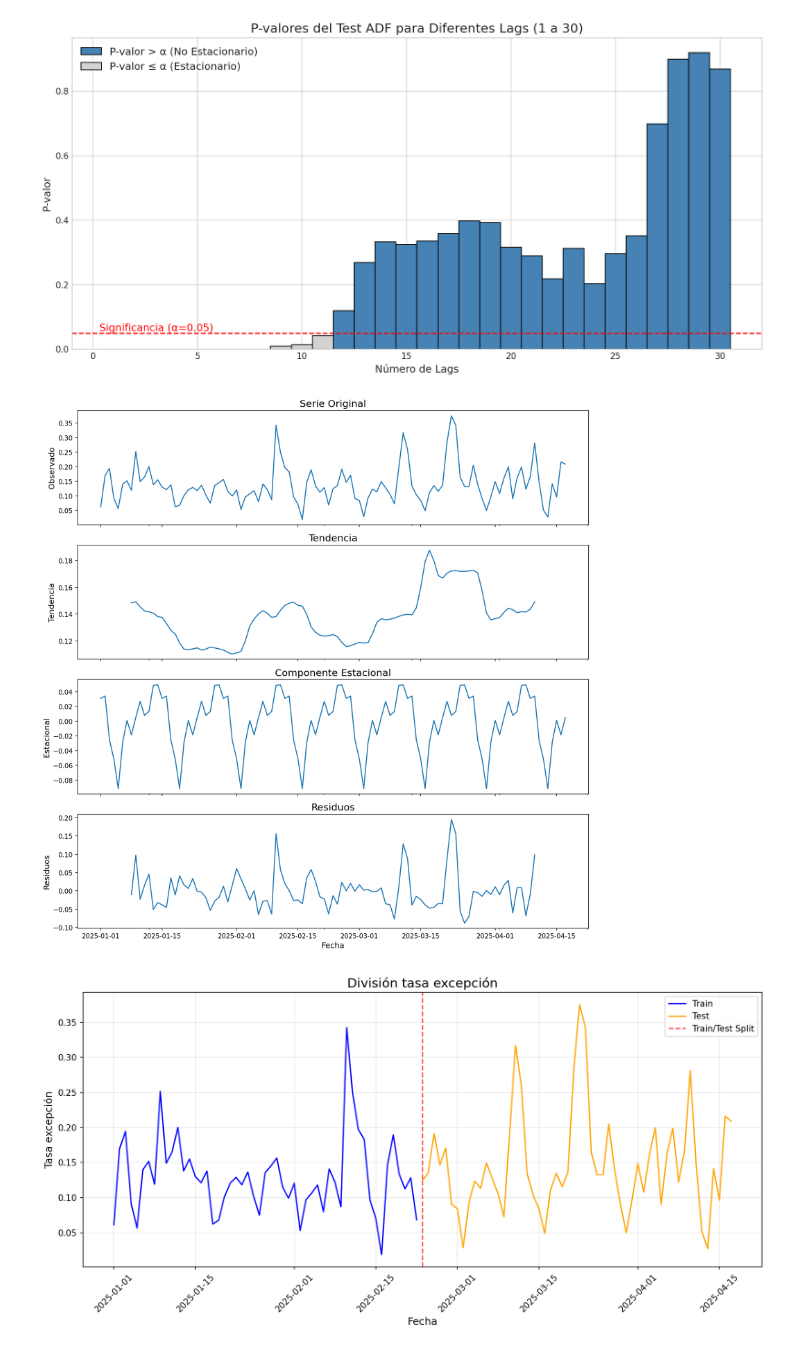
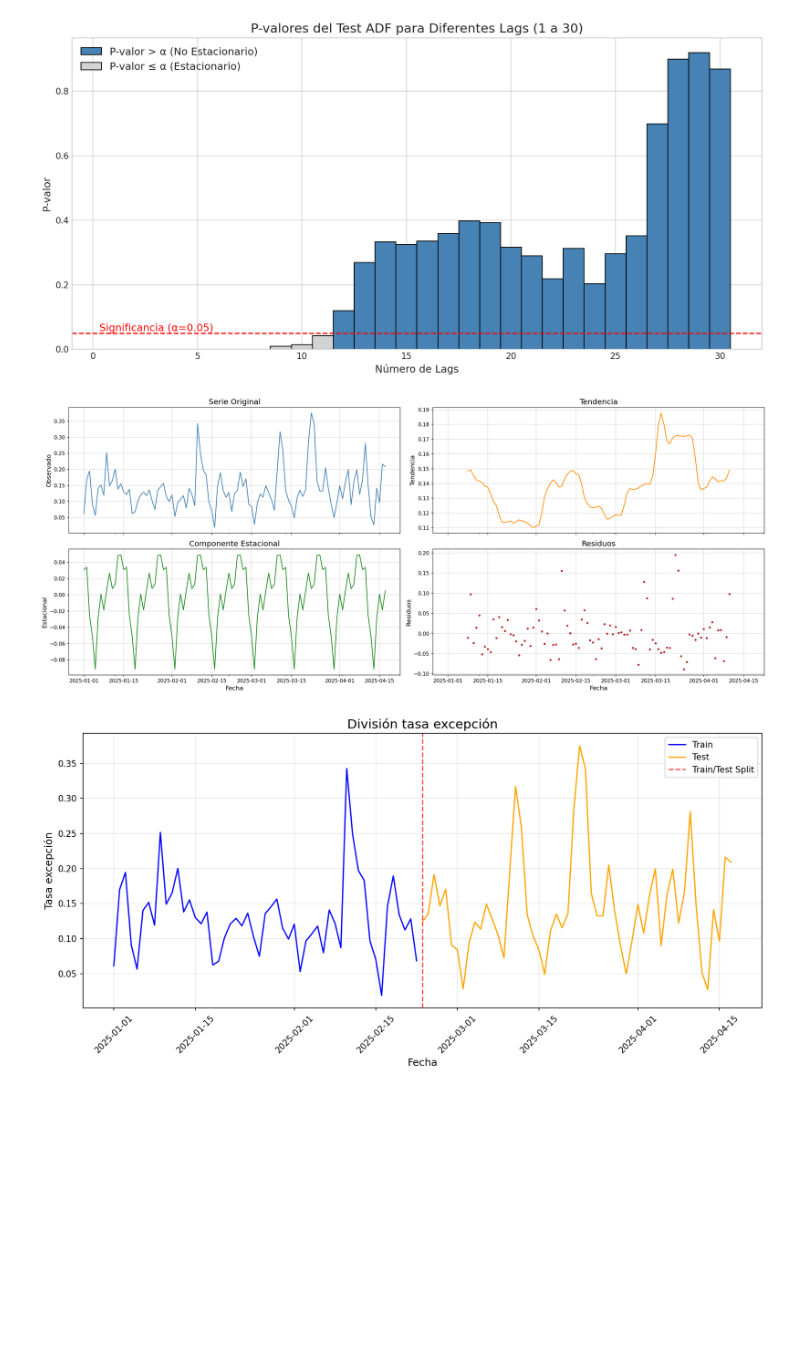
Before and after one commit to stgov/proyecto_de_grado-prediccion_de_fallas, a Jupyter notebook: notebooks/ETS.ipynb, the cells around one changed output. Saved outputs shown, nothing was run; the diff lists cells and outputs as text; code cells hidden in the pictures; blank space fills up the shorter version.

```diff
--- a/notebooks/ETS.ipynb
+++ b/notebooks/ETS.ipynb
@@ -197,36 +309,44 @@ plt.show()
 # %%
 decomposition = seasonal_decompose(
     daily_summary['tasa_excepcion'],
     model='add',
     period=SEASON,
 )
 
-fig, axes = plt.subplots(4, 1, figsize=DOBLE_FIG_SIZE, sharex=True)
-# fig.suptitle(f'Descomposición Estacional de tasa_excepcion {SEASON} días', fontsize=TITLE_FONT_SIZE)
+fig, axes = plt.subplots(2, 2, figsize=(20, 9), sharex=True)
+# fig.suptitle(f'Descomposición Estacional de tasa_excepcion ({SEASON} días)', fontsize=TITLE_FONT_SIZE + 2)
 
-decomposition.observed.plot(ax=axes[0], title='Serie Original')
-axes[0].set_title('Serie Original', fontsize=TITLE_FONT_SIZE)
-axes[0].set_ylabel('Observado', fontsize=FONT_SIZE)
+# Serie Original
+decomposition.observed.plot(ax=axes[0, 0], color='steelblue')
+axes[0, 0].set_title('Serie Original', fontsize=TITLE_FONT_SIZE)
+axes[0, 0].set_ylabel('Observado', fontsize=FONT_SIZE)
+axes[0, 0].grid(True, alpha=0.5)
 
-decomposition.trend.plot(ax=axes[1], title='Tendencia')
-axes[1].set_title('Tendencia', fontsize=TITLE_FONT_SIZE)
-axes[1].set_ylabel('Tendencia', fontsize=FONT_SIZE)
+# Tendencia
+decomposition.trend.plot(ax=axes[0, 1], color='darkorange')
+axes[0, 1].set_title('Tendencia', fontsize=TITLE_FONT_SIZE)
+axes[0, 1].set_ylabel('Tendencia', fontsize=FONT_SIZE)
+axes[0, 1].grid(True, alpha=0.5)
 
-decomposition.seasonal.plot(ax=axes[2], title='Componente Estacional')
-axes[2].set_title('Componente Estacional', fontsize=TITLE_FONT_SIZE)
-axes[2].set_ylabel('Estacional', fontsize=FONT_SIZE)
+# Componente Estacional
+decomposition.seasonal.plot(ax=axes[1, 0], color='forestgreen')
+axes[1, 0].set_title('Componente Estacional', fontsize=TITLE_FONT_SIZE)
+axes[1, 0].set_ylabel('Estacional', fontsize=FONT_SIZE)
+axes[1, 0].set_xlabel('Fecha', fontsize=FONT_SIZE)
+axes[1, 0].grid(True, alpha=0.5)
 
-decomposition.resid.plot(ax=axes[3], title='Residuos')
-axes[3].set_title('Residuos', fontsize=TITLE_FONT_SIZE)
-axes[3].set_ylabel('Residuos', fontsize=FONT_SIZE)
+# Residuos
+decomposition.resid.plot(ax=axes[1, 1], color='firebrick', marker='o', linestyle='None', markersize=3)
+axes[1, 1].set_title('Residuos', fontsize=TITLE_FONT_SIZE)
+axes[1, 1].set_ylabel('Residuos', fontsize=FONT_SIZE)
+axes[1, 1].set_xlabel('Fecha', fontsize=FONT_SIZE)
+axes[1, 1].grid(True, alpha=0.5)
 
-axes[3].set_xlabel('Fecha', fontsize=FONT_SIZE)
-
-plt.tight_layout()
+plt.tight_layout(rect=[0, 0.03, 1, 0.95])
 plt.savefig('../images/descomposicion_tasa_excepcion.png', dpi=DPI)
 plt.show()
 # %% [output]
-[figure, old version]
+[figure, new version]
 # %%
 train, test = train_test_split(
     daily_summary['tasa_excepcion'],
```
Also changed, not shown: parts of 9 cells of this notebook, 10 other files.
